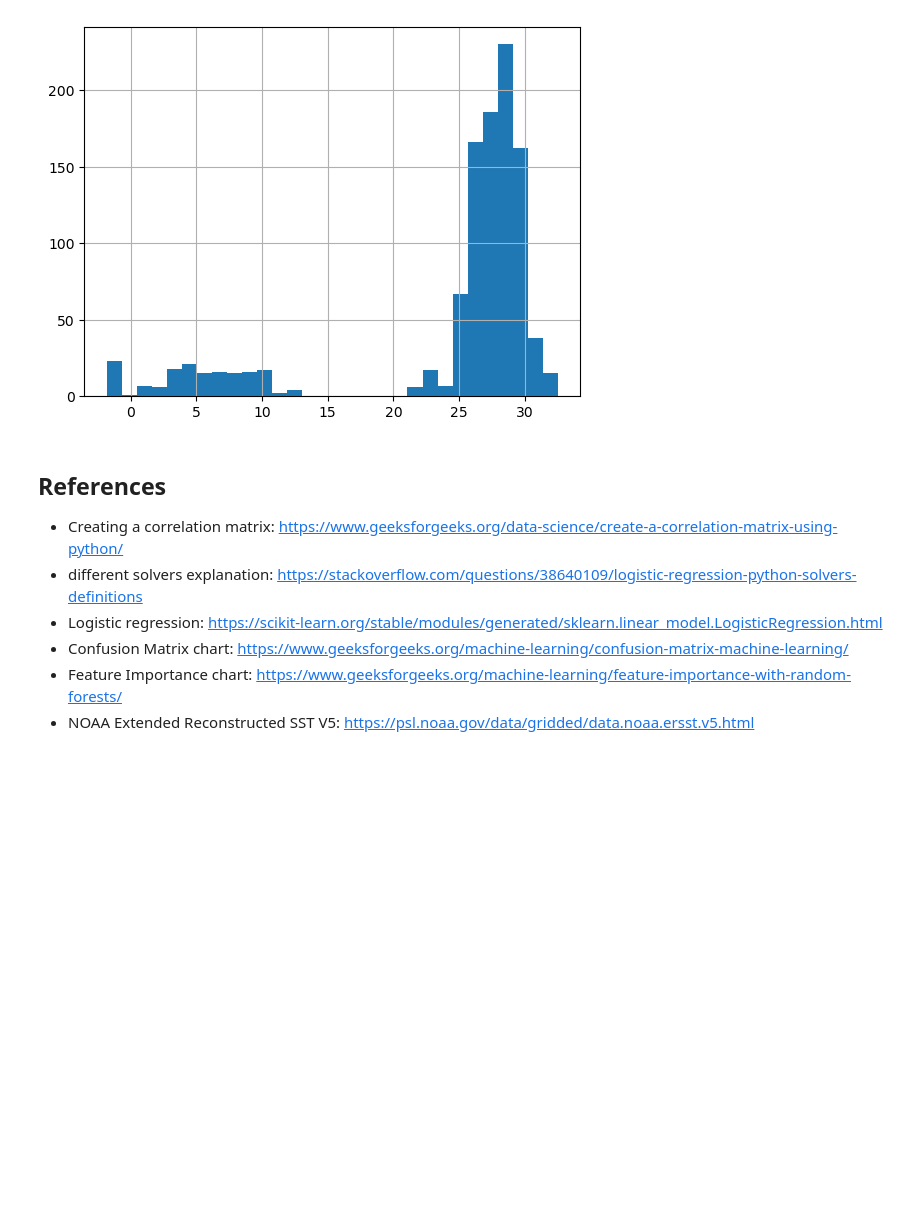
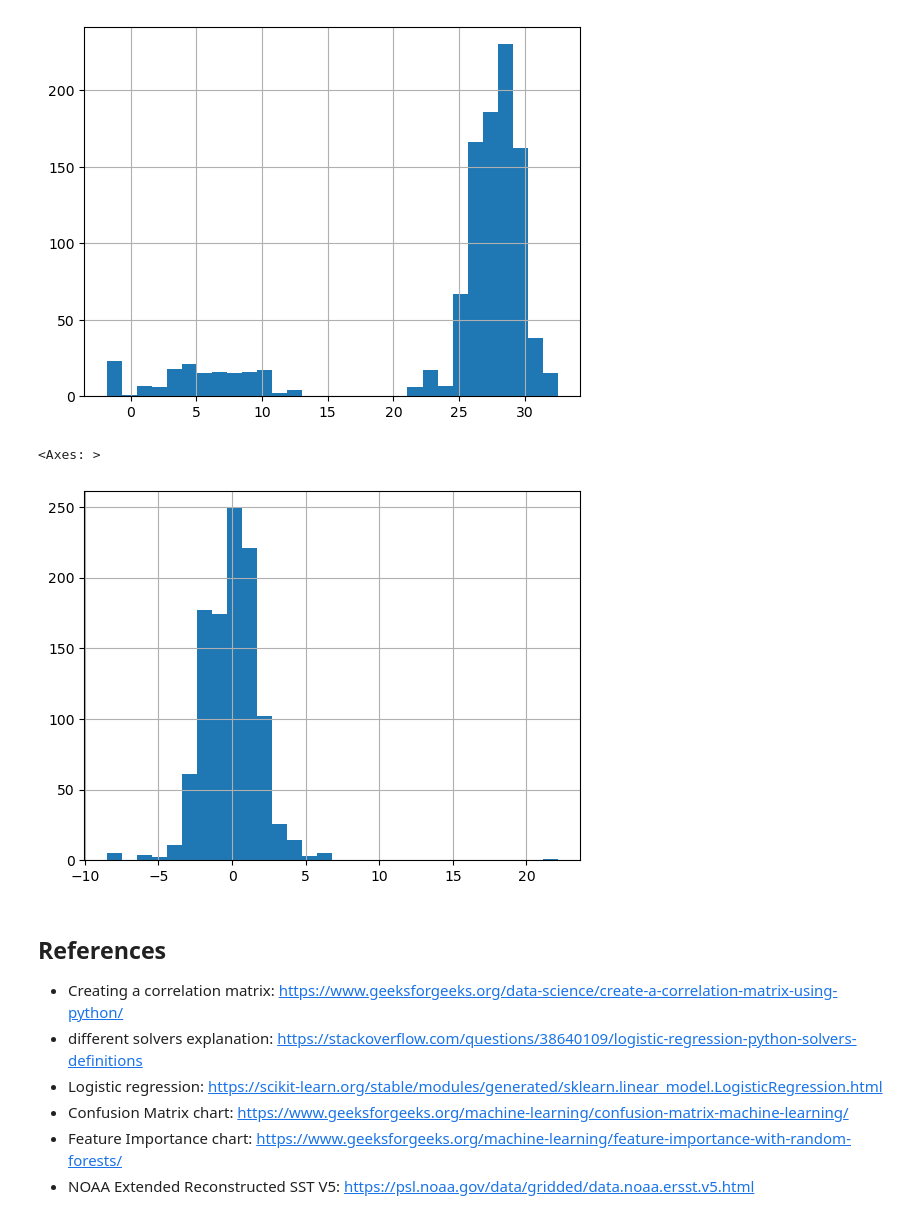
Before and after one commit to madwhe/WWF-Fisheries-Conflict-Analysis, a Jupyter notebook: WWF_Team9_Summer26.ipynb, the cells around one changed output. Cells and saved outputs as stored; diff of their text form; code cells hidden in the pictures; blank space fills up the shorter version.

```diff
--- a/WWF_Team9_Summer26.ipynb
+++ b/WWF_Team9_Summer26.ipynb
@@ -857,6 +869,12 @@ df_with_sst_ocean["sst_degC"].hist(bins=30)
 # %% [output]
 <Axes: >
 [figure]
+# %%
+# inspect SST difference from country mean variable
+df_with_sst_ocean["sst_diff_from_country_mean"].hist(bins=30)
+# %% [output]
+<Axes: >
+[figure, added]
 # %% [markdown]
 ## References
 - Creating a correlation matrix: https://www.geeksforgeeks.org/data-science/create-a-correlation-matrix-using-python/
```
Also changed, not shown: parts of 5 cells of this notebook.
